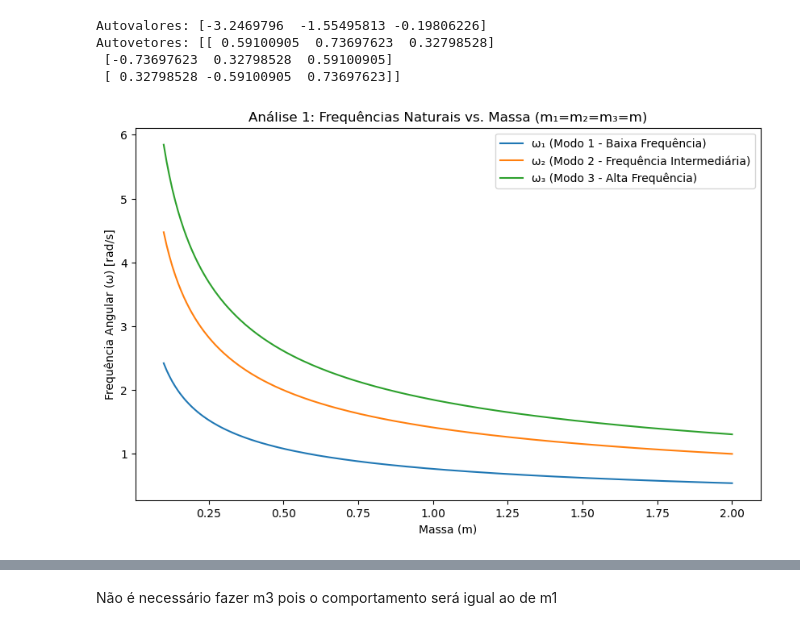
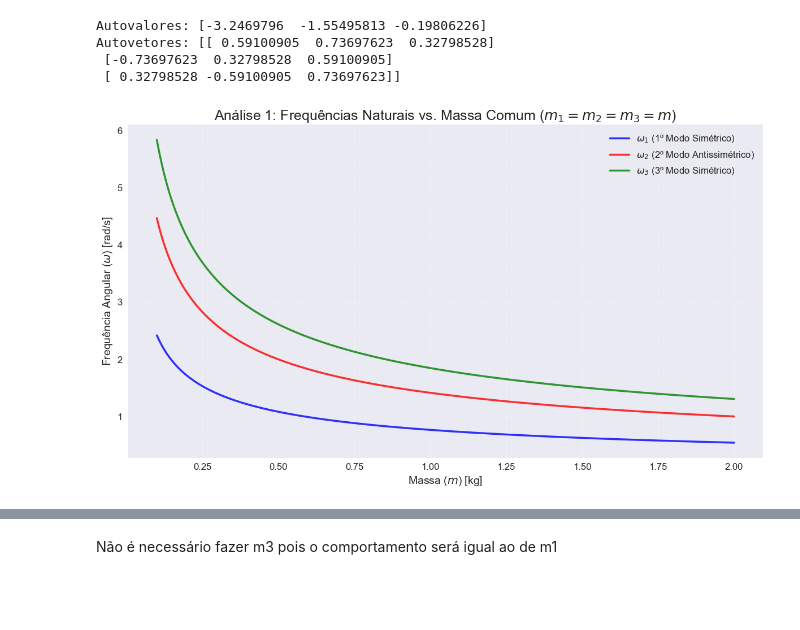
Before and after one commit to LuizDaniel-2/ATV4_FisComp, a Jupyter notebook: ATV4.ipynb, the cells around one changed output, grey strips where cells are left out. Cells and saved outputs as stored; diff of their text form; code cells hidden in the pictures; blank space fills up the shorter version.

```diff
--- a/ATV4.ipynb
+++ b/ATV4.ipynb
@@ -202,51 +281,71 @@ import matplotlib.pyplot as plt
 from numpy.linalg import eig
 
 # --- ANÁLISE 1: Variando todas as massas igualmente ---
 # Aqui, investigamos como as frequências do sistema mudam quando todas as
 # massas são idênticas (m1=m2=m3=m) e esse valor 'm' é variado.
 
-k = 1.0  # Constante da mola
-massas_iguais = np.linspace(0.1, 2.0, 200)  # Faixa de valores para m
+k = 1.0  # Constante da mola fixa
+massas_iguais_range = np.linspace(0.1, 2.0, 500)  # Faixa de valores para 'm'
 
 # Listas para armazenar as frequências (omega)
-omegas_1, omegas_2, omegas_3 = [], [], []
+omegas_1_analise1, omegas_2_analise1, omegas_3_analise1 = [], [], []
 
-for m in massas_iguais:
-    # Matriz de Massa M
+for m in massas_iguais_range:
+    # Matriz de Massa M com todas as massas iguais
     M = np.diag([m, m, m])
 
-    # Matriz de Rigidez K (correta para extremidades fixas)
+    # Matriz de Rigidez K (permanece a mesma, para molas ligadas às paredes e entre as massas)
     K = k * np.array([
         [ 2, -1,  0],
         [-1,  2, -1],
         [ 0, -1,  2]
     ])
 
     # Resolvemos o problema de autovalor: (M^-1 * K) * A = omega^2 * A
     M_inv = np.linalg.inv(M)
     sistema = np.dot(M_inv, K)
 
     autovalores_quadrados, _ = eig(sistema)
 
-    # Ordenamos os autovalores para que os gráficos não cruzem
+    # Ordenamos os autovalores (frequências ao quadrado) para garantir que os gráficos não se cruzem
     autovalores_ordenados = np.sort(autovalores_quadrados)
 
-    # Frequências angulares (omega) são a raiz dos autovalores
+    # Frequências angulares (omega) são a raiz quadrada dos autovalores
     omegas = np.sqrt(autovalores_ordenados)
 
-    omegas_1.append(omegas[0])
-    omegas_2.append(omegas[1])
-    omegas_3.append(omegas[2])
+    omegas_1_analise1.append(omegas[0])
+    omegas_2_analise1.append(omegas[1])
+    omegas_3_analise1.append(omegas[2])
 
-# Gráfico da Análise 1
-plt.figure(figsize=(10, 6))
-plt.plot(massas_iguais, omegas_1, label='ω₁ (Modo 1 - Baixa Frequência)')
-plt.plot(massas_iguais, omegas_2, label='ω₂ (Modo 2 - Frequência Intermediária)')
-plt.plot(massas_iguais, omegas_3, label='ω₃ (Modo 3 - Alta Frequência)')
-plt.title('Análise 1: Frequências Naturais vs. Massa (m₁=m₂=m₃=m)')
-plt.xlabel('Massa (m)')
-plt.ylabel('Frequência Angular (ω) [rad/s]')
-plt.legend()
+# --- Gráfico da Análise 1: Frequências Naturais vs. Massa (m) ---
+plt.figure(figsize=(12, 7)) # Aumenta o tamanho da figura para melhor visualização
+plt.style.use('seaborn-v0_8-darkgrid') # Aplica um estilo moderno com grade escura
+
+# Plotando as três frequências com cores e estilos de linha distintos
+plt.plot(massas_iguais_range, omegas_1_analise1,
+         label='$\omega_1$ (1º Modo Simétrico)',
+         color='blue', linewidth=2.5, alpha=0.8) # Linha azul sólida
+
+plt.plot(massas_iguais_range, omegas_2_analise1,
+         label='$\omega_2$ (2º Modo Antissimétrico)',
+         color='red', linewidth=2.5, alpha=0.8) # Linha vermelha tracejada
+
+plt.plot(massas_iguais_range, omegas_3_analise1,
+         label='$\omega_3$ (3º Modo Simétrico)',
+         color='green', linewidth=2.5, alpha=0.8) # Linha verde ponto-traço
+
+# Adicionando rótulos e título com notação LaTeX para clareza
+plt.title('Análise 1: Frequências Naturais vs. Massa Comum ($m_1=m_2=m_3=m$)', fontsize=18)
+plt.xlabel('Massa ($m$) [kg]', fontsize=14)
+plt.ylabel('Frequência Angular ($\omega$) [rad/s]', fontsize=14)
+
+# Adicionando legenda e grade
+plt.legend(fontsize=12, loc='upper right') # Posição da legenda ajustada para não cobrir o título
+plt.grid(True, linestyle=':', alpha=0.7) # Grade mais suave para facilitar a leitura
+
+# Ajustes finais para o layout do gráfico
+plt.tick_params(axis='both', which='major', labelsize=12) # Aumenta o tamanho dos ticks dos eixos
+plt.tight_layout() # Ajusta automaticamente os parâmetros da subtrama para caber na área da figura
 plt.show()
 # %% [output]
-[figure, old version]
+[figure, new version]
```
Also changed, not shown: parts of 16 cells of this notebook.
